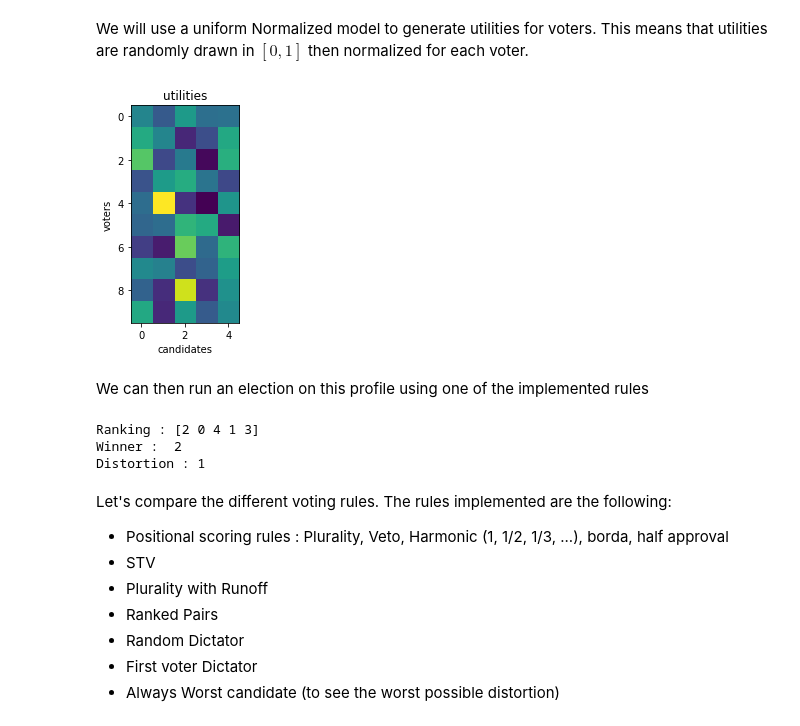
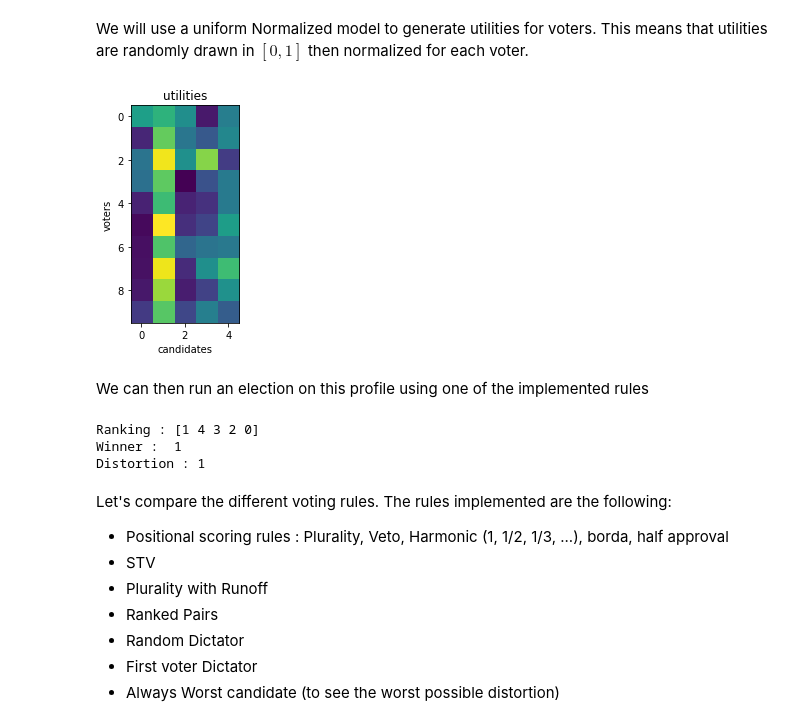
Before and after one commit to TheoDlmz/averagedistorsion, a Jupyter notebook: notebooks/Average Distortion.ipynb, the cells around one changed output. Cells and saved outputs as stored; diff of their text form; code cells hidden in the pictures.

```diff
--- a/notebooks/Average Distortion.ipynb
+++ b/notebooks/Average Distortion.ipynb
@@ -70,15 +70,16 @@ plt.show()
 # %% [markdown]
 We will use a uniform Normalized model to generate utilities for voters. This means that utilities are randomly drawn in $[0,1]$ then normalized for each voter.
 # %%
-model = ad.uniformNormalized()
+model = ad.gaussian(0.25)
 profile = model(n_voters=10, n_candidates=5)
+profile
 plt.imshow(profile)
 plt.xlabel("candidates")
 plt.ylabel("voters")
 plt.title("utilities")
 plt.show()
 # %% [output]
-[figure, old version]
+[figure, new version]
 # %% [markdown]
 We can then run an election on this profile using one of the implemented rules
 # %%
@@ -88,8 +89,8 @@ print("Ranking :",election.ranking_)
 print("Winner : ",election.winner_)
 print("Distortion :",election.distortion_)
 # %% [output]
-Ranking : [2 0 4 1 3]
-Winner :  2
+Ranking : [1 4 3 2 0]
+Winner :  1
 Distortion : 1
 # %% [markdown]
 Let's compare the different voting rules. The rules implemented are the following:
```
Also changed, not shown: parts of 8 cells of this notebook.
